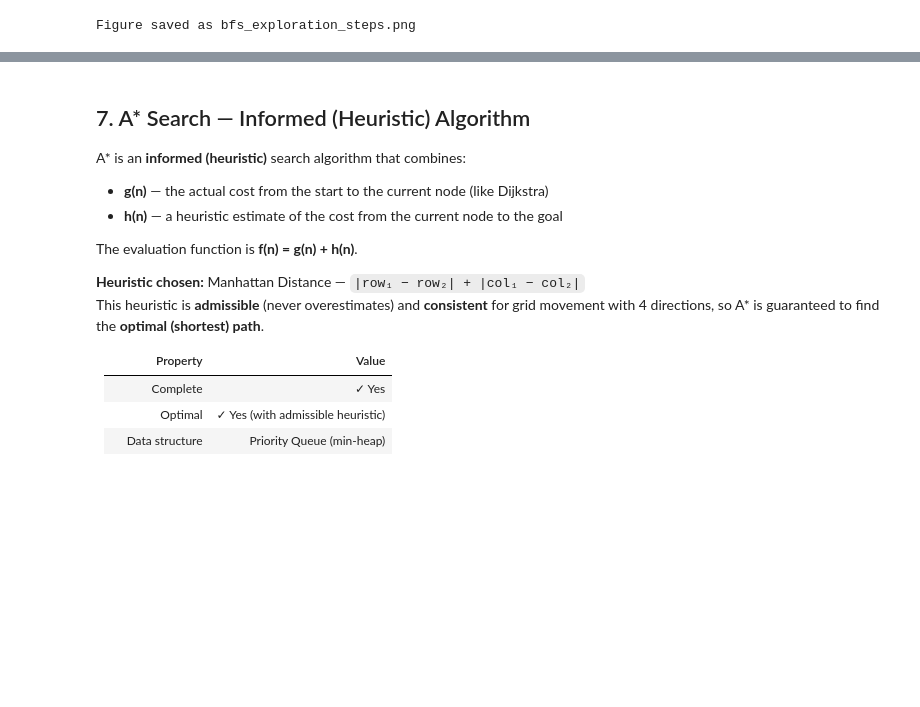
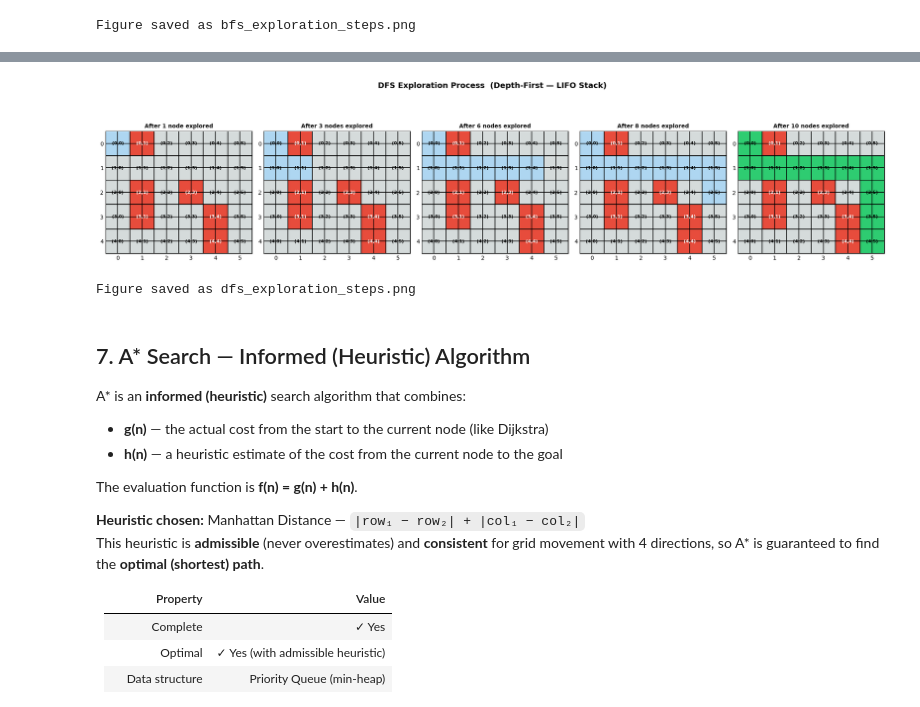
Before and after one commit to mukki00/MSC_AI_Fundamentals, a Jupyter notebook: solution.ipynb, the cells around one changed output, grey strips where cells are left out. Cells and saved outputs as stored; diff of their text form; code cells hidden in the pictures; blank space fills up the shorter version.

```diff
--- a/solution.ipynb
+++ b/solution.ipynb
@@ -554,3 +558,64 @@ Figure saved as bfs_exploration_steps.png
+# %%
+# ═══════════════════════════════════════════════════════════════════════
+# 6b. DFS STATE-SPACE EXPLORATION OVER TIME
+# ═══════════════════════════════════════════════════════════════════════
+# Snapshots at 5 stages show how DFS dives deep before backtracking.
+
+# Build cumulative explored order from the DFS expanded log
+dfs_explored_order = list(dfs_expanded)  # nodes in the order they were popped
+
+# Pick 5 evenly-spaced snapshots
+n_dfs = len(dfs_explored_order)
+dfs_snapshots = sorted(set([0, n_dfs // 4, n_dfs // 2, 3 * n_dfs // 4, n_dfs - 1]))
+
+fig_dfs_exp, axes_dfs_exp = plt.subplots(1, len(dfs_snapshots), figsize=(4 * len(dfs_snapshots), 5))
+if len(dfs_snapshots) == 1:
+    axes_dfs_exp = [axes_dfs_exp]
+
+for idx, s in enumerate(dfs_snapshots):
+    explored_so_far = set(dfs_explored_order[:s + 1])
+    is_final = (s == n_dfs - 1)
+
+    ax = axes_dfs_exp[idx]
+    ax.set_xlim(-0.5, COLS - 0.5)
+    ax.set_ylim(ROWS - 0.5, -0.5)
+    ax.set_aspect("equal")
+    ax.set_xticks(range(COLS))
+    ax.set_yticks(range(ROWS))
+    ax.tick_params(length=0)
+    ax.grid(True, linewidth=1.2, color="black")
+
+    path_s = set(dfs_path) if is_final else set()
+    for r in range(ROWS):
+        for c in range(COLS):
+            pos = (r, c)
+            if pos in OBSTACLES:
+                color = "#e74c3c"
+            elif pos in path_s:
+                color = "#2ecc71"
+            elif pos in explored_so_far:
+                color = "#aed6f1"
+            else:
+                color = "#d5dbdb"
+            rect = plt.Rectangle((c - 0.5, r - 0.5), 1, 1,
+                                 facecolor=color, edgecolor="black", lw=1.2)
+            ax.add_patch(rect)
+            fontc = "white" if pos in OBSTACLES else "black"
+            ax.text(c, r, f"({r},{c})", ha="center", va="center",
+                    fontsize=8, fontweight="bold", color=fontc)
+
+    ax.set_title(f"After {s + 1} node{'s' if s > 0 else ''} explored",
+                 fontsize=10, fontweight="bold")
+
+plt.suptitle("DFS Exploration Process  (Depth-First — LIFO Stack)", fontsize=14,
+             fontweight="bold", y=1.02)
+plt.tight_layout()
+plt.savefig("dfs_exploration_steps.png", dpi=150, bbox_inches="tight")
+plt.show()
+print("Figure saved as dfs_exploration_steps.png")
+# %% [output]
+[figure, added]
+Figure saved as dfs_exploration_steps.png
 # %% [markdown]
 ## 7. A* Search — Informed (Heuristic) Algorithm
 A* is an **informed (heuristic)** search algorithm that combines:
```
Also changed, not shown: parts of 6 cells of this notebook, 1 other file.
